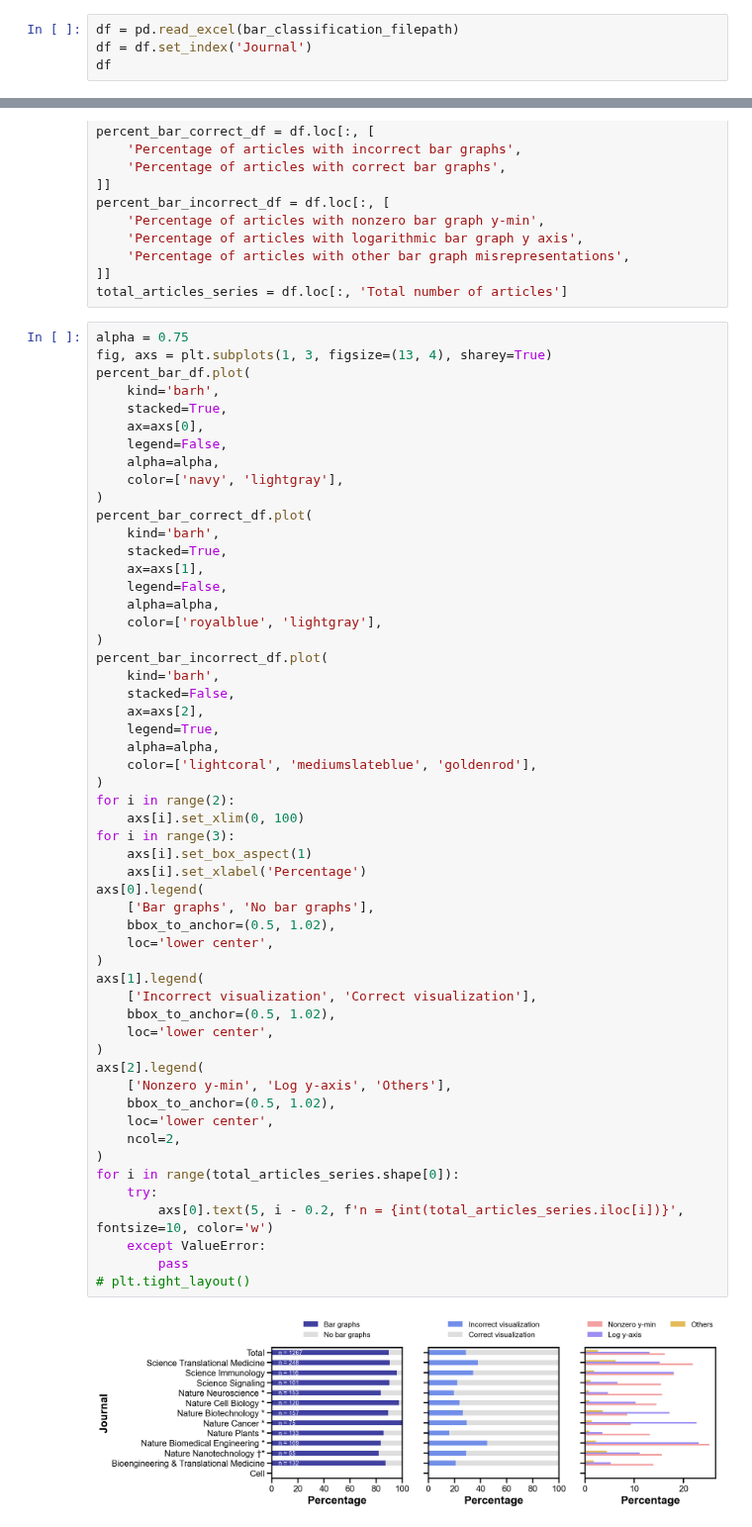
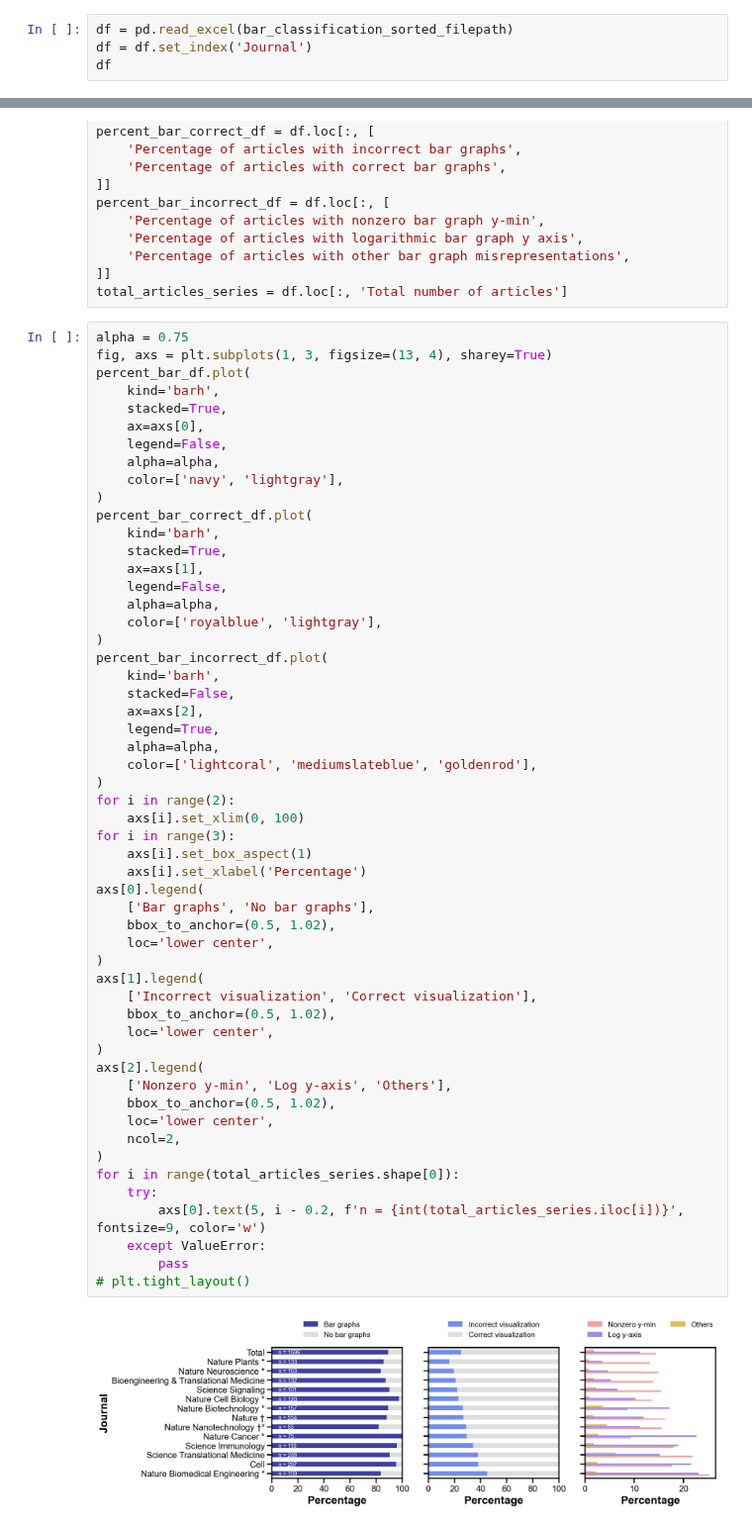
Before and after one commit to tengjuilin/misused-bar-graphs, a Jupyter notebook: bar-graph-classification.ipynb, the cells around one changed output, grey strips where cells are left out. Shown at 99% size. Saved outputs shown, nothing was run; the diff lists cells and outputs as text.

```diff
--- a/bar-graph-classification.ipynb
+++ b/bar-graph-classification.ipynb
@@ -10,7 +10,7 @@ from bar_constants import *
 %config InlineBackend.figure_format = 'retina'
 %matplotlib inline
 # %%
-df = pd.read_excel(bar_classification_filepath)
+df = pd.read_excel(bar_classification_sorted_filepath)
 df = df.set_index('Journal')
 df
 # %% [output]
@@ -71,32 +72,32 @@ percent_bar_incorrect_df.plot(
     alpha=alpha,
     color=['lightcoral', 'mediumslateblue', 'goldenrod'],
 )
 for i in range(2):
     axs[i].set_xlim(0, 100)
 for i in range(3):
     axs[i].set_box_aspect(1)
     axs[i].set_xlabel('Percentage')
 axs[0].legend(
     ['Bar graphs', 'No bar graphs'],
     bbox_to_anchor=(0.5, 1.02),
     loc='lower center',
 )
 axs[1].legend(
     ['Incorrect visualization', 'Correct visualization'],
     bbox_to_anchor=(0.5, 1.02),
     loc='lower center',
 )
 axs[2].legend(
     ['Nonzero y-min', 'Log y-axis', 'Others'],
     bbox_to_anchor=(0.5, 1.02),
     loc='lower center',
     ncol=2,
 )
 for i in range(total_articles_series.shape[0]):
     try:
-        axs[0].text(5, i - 0.2, f'n = {int(total_articles_series.iloc[i])}', fontsize=10, color='w')
+        axs[0].text(5, i - 0.2, f'n = {int(total_articles_series.iloc[i])}', fontsize=9, color='w')
     except ValueError:
         pass
 # plt.tight_layout()
 # %% [output]
-[figure, old version]
+[figure, new version]
```
Also changed, not shown: parts of 1 cell of this notebook, 3 other files.
